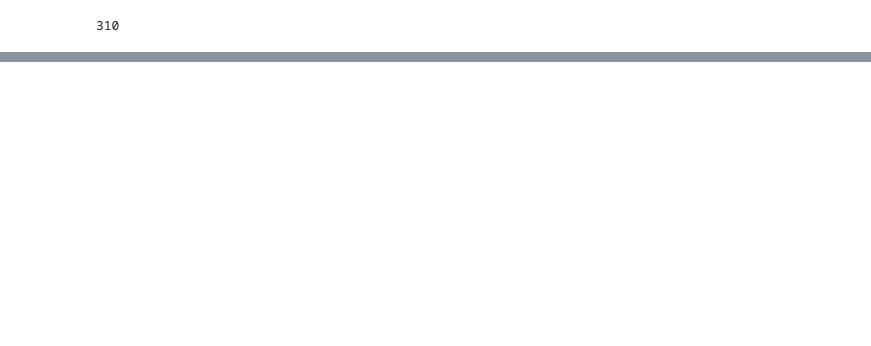
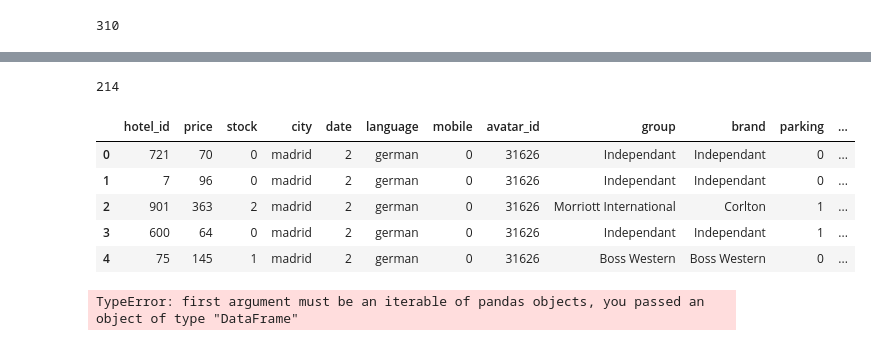
Before and after one commit to lucasmonteiro4/defi_ia, a Jupyter notebook: Get_train_sample.ipynb, the cells around one changed output, grey strips where cells are left out. Drawn from its saved outputs; the diff is of its cells as text; code cells hidden in the pictures; blank space fills up the shorter version.

```diff
--- a/Get_train_sample.ipynb
+++ b/Get_train_sample.ipynb
@@ -122,0 +165,10 @@ pricing_requests.to_csv('Desktop/sample_train.csv', index=False)
+# %%
+params = {
+    "avatar_name": "avatar3",
+    "language": "polish",
+    "city": "madrid",
+    "date": 2,
+    "mobile": 0,
+}
+r4 = requests.get(path(f"pricing/{user_id}"), params=params)
+r4.json()
@@ -122,0 +193,29 @@ pricing_requests.to_csv('Desktop/sample_train.csv', index=False)
+# %%
+pricing_requests2 = []
+requests = [r3, r4]
+for r in requests:
+    pricing_requests2.append(
+        pd.DataFrame(r.json()['prices']).assign(**r.json()['request'])
+    )
+# %%
+pricing_requests2 = pd.concat(pricing_requests2)
+# %%
+len(pricing_requests2)
+# %% [output]
+214
+# %%
+hotels = pd.read_csv('features_hotels.csv', index_col=['hotel_id', 'city'])
+pricing_requests2 = pricing_requests2.join(hotels, on=['hotel_id', 'city'])
+# %%
+pricing_requests2.head()
+# %% [output]
+|  | hotel_id | price | stock | city | date | language | mobile | avatar_id | group | brand | parking | ... |
+| 0 | 721 | 70 | 0 | madrid | 2 | german | 0 | 31626 | Independant | Independant | 0 | ... |
+| 1 | 7 | 96 | 0 | madrid | 2 | german | 0 | 31626 | Independant | Independant | 0 | ... |
+| 2 | 901 | 363 | 2 | madrid | 2 | german | 0 | 31626 | Morriott International | Corlton | 1 | ... |
+| 3 | 600 | 64 | 0 | madrid | 2 | german | 0 | 31626 | Independant | Independant | 1 | ... |
+| 4 | 75 | 145 | 1 | madrid | 2 | german | 0 | 31626 | Boss Western | Boss Western | 0 | ... |
+# %%
+pricing_requests3 = pd.concat(pricing_requests, pricing_requests2)
+# %% [output]
+TypeError: first argument must be an iterable of pandas objects, you passed an object of type "DataFrame"
```
Also changed, not shown: parts of 11 cells of this notebook, 2 other files.
